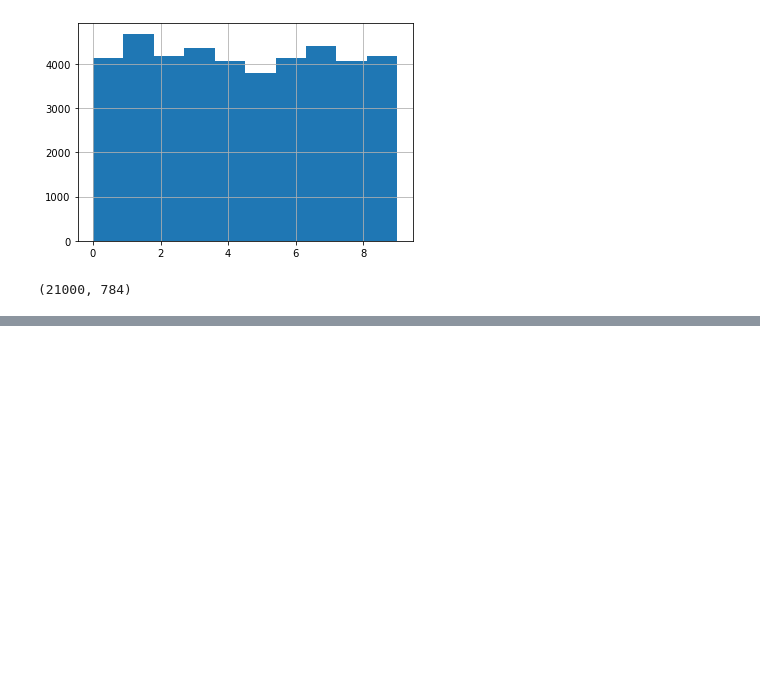
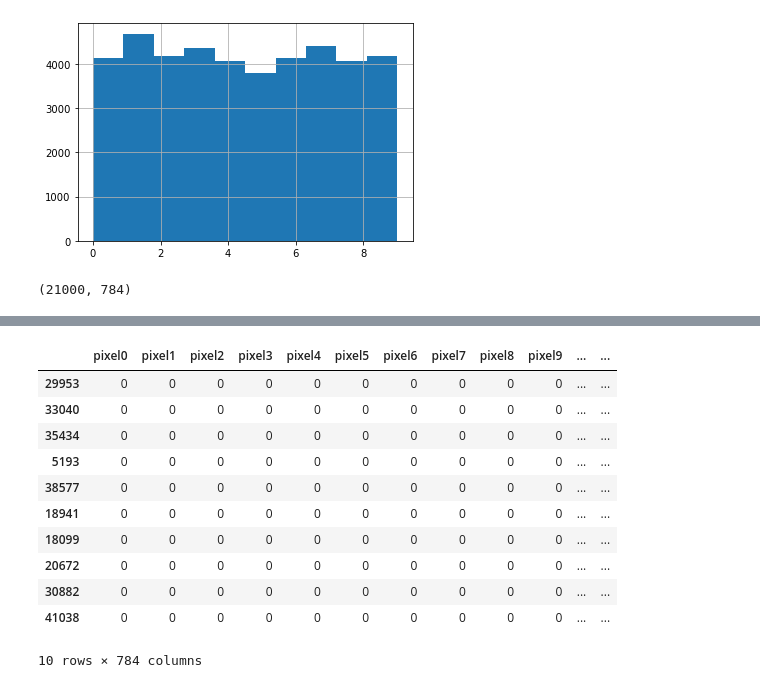
Before and after one commit to jinchuika/ai-22, a Jupyter notebook: semana04/3-4_svm-avanzado.ipynb, the cells around one changed output, grey strips where cells are left out. Cells and saved outputs as stored; diff of their text form; code cells hidden in the pictures; blank space fills up the shorter version.

```diff
--- a/semana04/3-4_svm-avanzado.ipynb
+++ b/semana04/3-4_svm-avanzado.ipynb
@@ -88,4 +88,19 @@ def mostrar_num(in_data):
     """
     matriz = np.array(in_data.values)
     plt.imshow(matriz.reshape(28, 28))
+# %%
+X_test.head(10)
+# %% [output]
+|  | pixel0 | pixel1 | pixel2 | pixel3 | pixel4 | pixel5 | pixel6 | pixel7 | pixel8 | pixel9 | ... | ... |
+| 29953 | 0 | 0 | 0 | 0 | 0 | 0 | 0 | 0 | 0 | 0 | ... | ... |
+| 33040 | 0 | 0 | 0 | 0 | 0 | 0 | 0 | 0 | 0 | 0 | ... | ... |
+| 35434 | 0 | 0 | 0 | 0 | 0 | 0 | 0 | 0 | 0 | 0 | ... | ... |
+| 5193 | 0 | 0 | 0 | 0 | 0 | 0 | 0 | 0 | 0 | 0 | ... | ... |
+| 38577 | 0 | 0 | 0 | 0 | 0 | 0 | 0 | 0 | 0 | 0 | ... | ... |
+| 18941 | 0 | 0 | 0 | 0 | 0 | 0 | 0 | 0 | 0 | 0 | ... | ... |
+| 18099 | 0 | 0 | 0 | 0 | 0 | 0 | 0 | 0 | 0 | 0 | ... | ... |
+| 20672 | 0 | 0 | 0 | 0 | 0 | 0 | 0 | 0 | 0 | 0 | ... | ... |
+| 30882 | 0 | 0 | 0 | 0 | 0 | 0 | 0 | 0 | 0 | 0 | ... | ... |
+| 41038 | 0 | 0 | 0 | 0 | 0 | 0 | 0 | 0 | 0 | 0 | ... | ... |
+10 rows × 784 columns
 # %%
```
Also changed, not shown: parts of 9 cells of this notebook, 3 other files.
